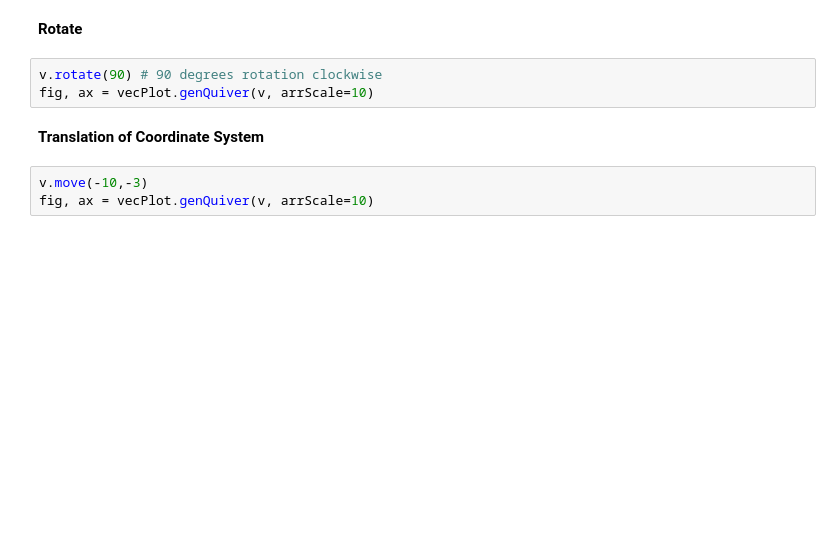
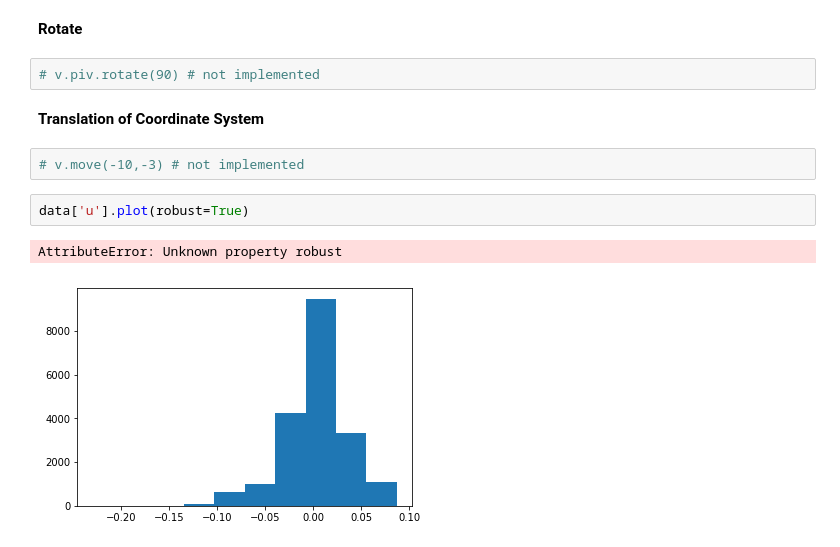
Before and after one commit to alexlib/pivpy, a Jupyter notebook: examples/notebooks/Getting_Started.ipynb, the cells around one changed output. Drawn from its saved outputs; the diff is of its cells as text; blank space fills up the shorter version.

```diff
--- a/examples/notebooks/Getting_Started.ipynb
+++ b/examples/notebooks/Getting_Started.ipynb
@@ -132,10 +137,13 @@ vecPlot.genQuiver(v, arrScale=10)
 # %% [markdown]
 __Rotate__
-# %%
-v.rotate(90) # 90 degrees rotation clockwise
-fig, ax = vecPlot.genQuiver(v, arrScale=10)
+# %%
+# v.piv.rotate(90) # not implemented
 # %% [markdown]
 __Translation of Coordinate System__
-# %%
-v.move(-10,-3)
-fig, ax = vecPlot.genQuiver(v, arrScale=10)
+# %%
+# v.move(-10,-3) # not implemented
+# %%
+data['u'].plot(robust=True)
+# %% [output]
+AttributeError: Unknown property robust
+[figure, added]
```
Also changed, not shown: parts of 3 cells of this notebook, 4 other files.
